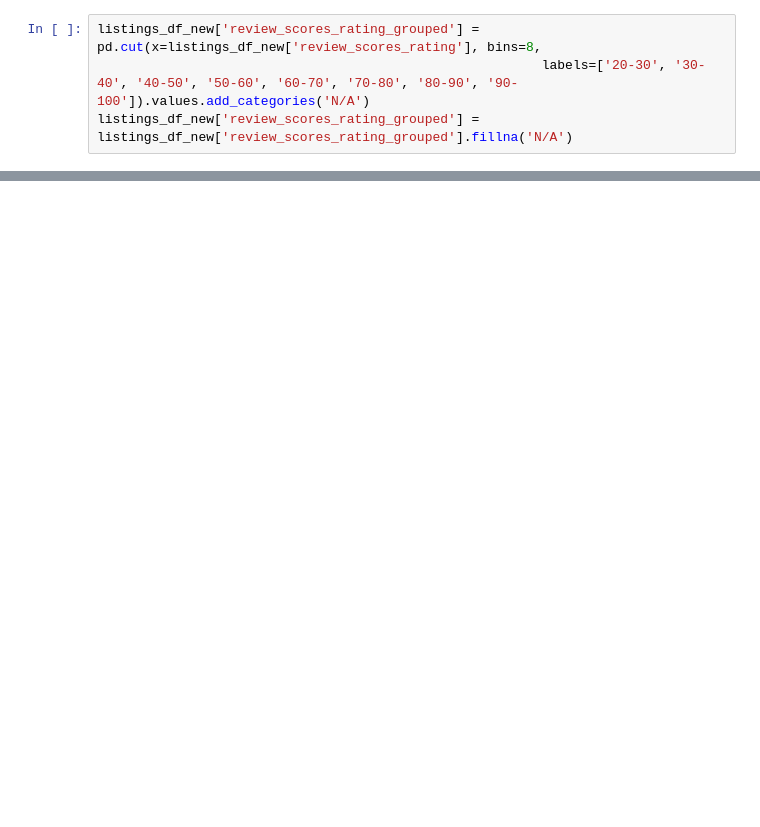
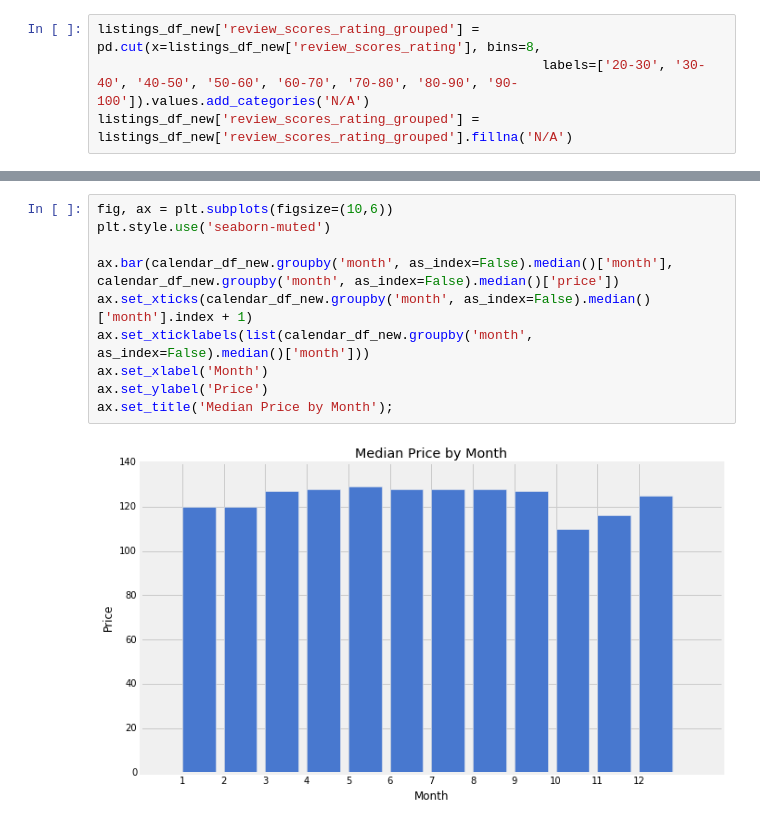
Before and after one commit to ajgiust/Airbnb_NYC, a Jupyter notebook: Project - Write a Data Science Blog Post.ipynb, the cells around one changed output, grey strips where cells are left out. Cells and saved outputs as stored; diff of their text form; blank space fills up the shorter version.

```diff
--- a/Project - Write a Data Science Blog Post.ipynb
+++ b/Project - Write a Data Science Blog Post.ipynb
@@ -547,0 +557,12 @@ plt.colorbar();
+# %%
+fig, ax = plt.subplots(figsize=(10,6))
+plt.style.use('seaborn-muted')
+
+ax.bar(calendar_df_new.groupby('month', as_index=False).median()['month'], calendar_df_new.groupby('month', as_index=False).median()['price'])
+ax.set_xticks(calendar_df_new.groupby('month', as_index=False).median()['month'].index + 1)
+ax.set_xticklabels(list(calendar_df_new.groupby('month', as_index=False).median()['month']))
+ax.set_xlabel('Month')
+ax.set_ylabel('Price')
+ax.set_title('Median Price by Month');
+# %% [output]
+[figure, added]
```
Also changed, not shown: parts of 12 cells of this notebook.
